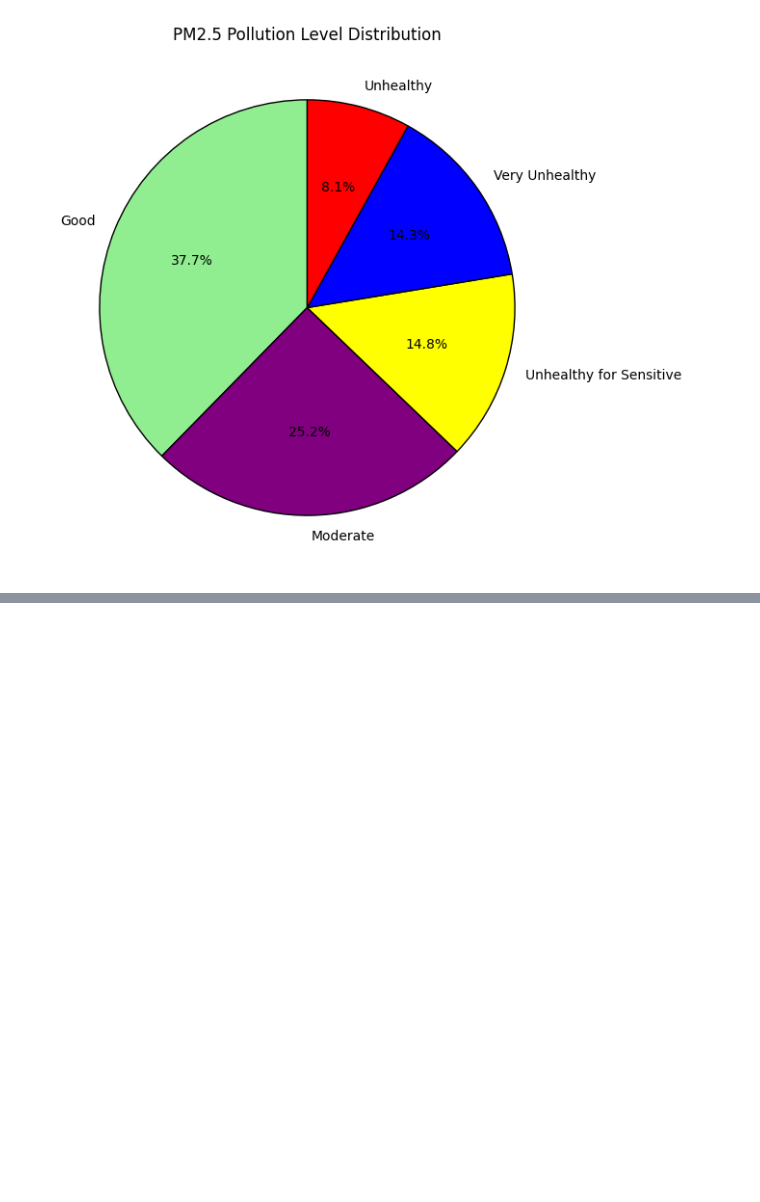
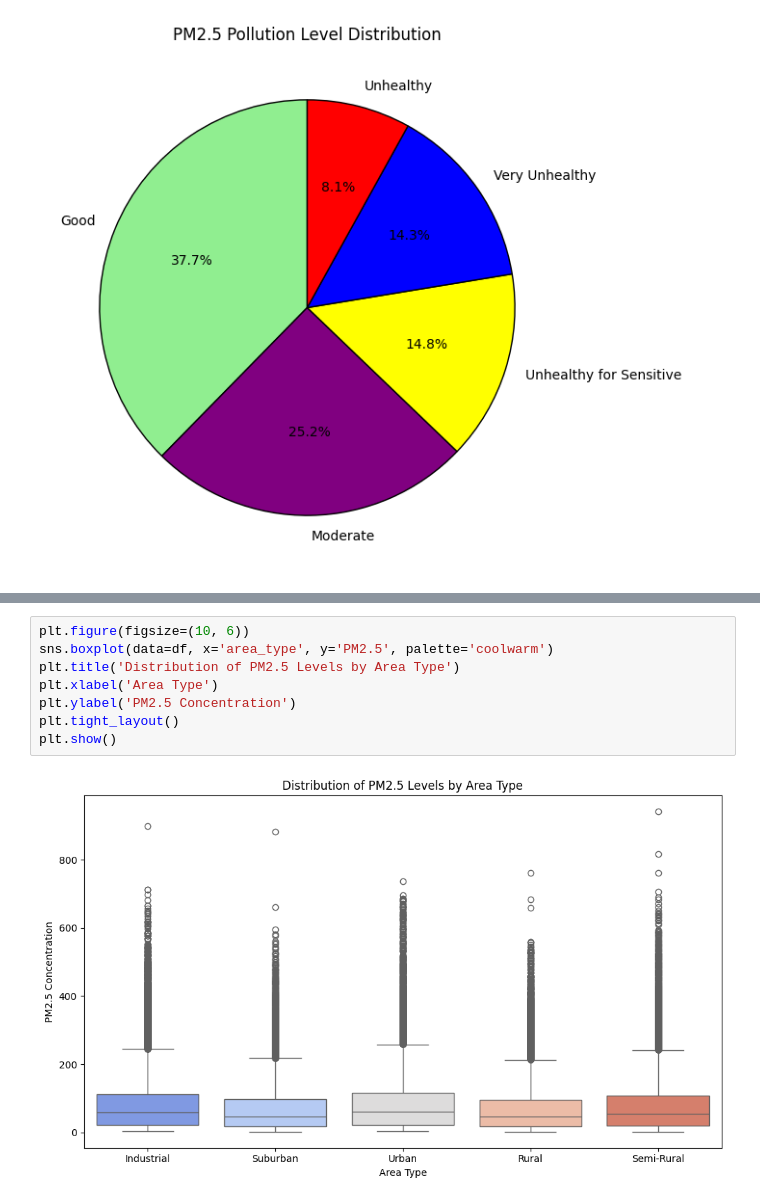
Before and after one commit to Sher-win/Programming-with-Data-Analysis, a Jupyter notebook: Data_Analytics_Project.ipynb, the cells around one changed output, grey strips where cells are left out. Drawn from its saved outputs; the diff is of its cells as text; blank space fills up the shorter version.

```diff
--- a/Data_Analytics_Project.ipynb
+++ b/Data_Analytics_Project.ipynb
@@ -468,0 +532,10 @@ plt.show()
+# %%
+plt.figure(figsize=(10, 6))
+sns.boxplot(data=df, x='area_type', y='PM2.5', palette='coolwarm')
+plt.title('Distribution of PM2.5 Levels by Area Type')
+plt.xlabel('Area Type')
+plt.ylabel('PM2.5 Concentration')
+plt.tight_layout()
+plt.show()
+# %% [output]
+[figure, added]
```
Also changed, not shown: parts of 40 cells of this notebook.
